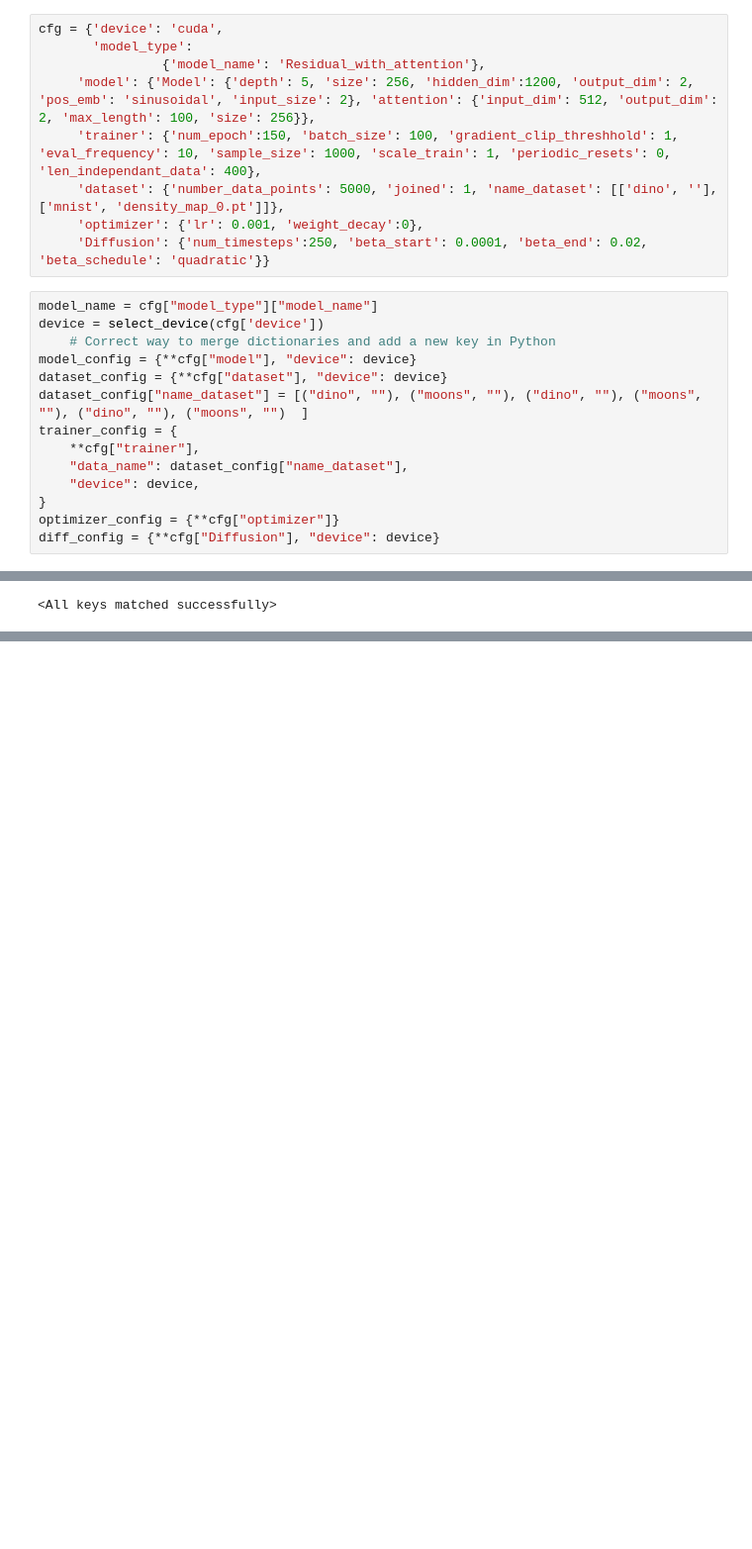
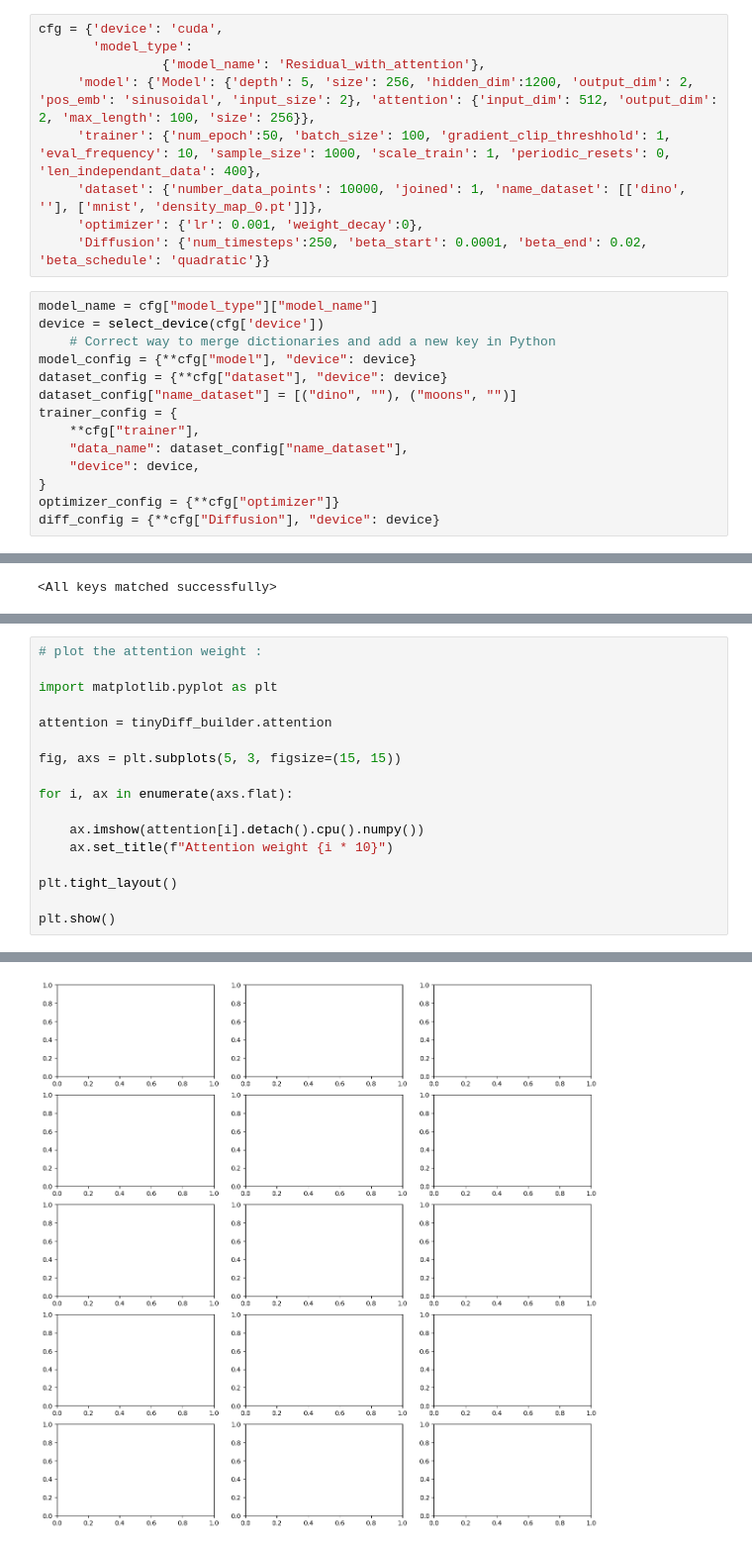
Before and after one commit to saadelhfr/Project_tiny_diffusion, a Jupyter notebook: test2.ipynb, the cells around one changed output, grey strips where cells are left out. Shown: that part at 99% size. Saved outputs shown, nothing was run; the diff lists cells and outputs as text; blank space fills up the shorter version.

```diff
--- a/test2.ipynb
+++ b/test2.ipynb
@@ -9,8 +9,8 @@ cfg = {'device': 'cuda',
        'model_type':
                 {'model_name': 'Residual_with_attention'},
      'model': {'Model': {'depth': 5, 'size': 256, 'hidden_dim':1200, 'output_dim': 2, 'pos_emb': 'sinusoidal', 'input_size': 2}, 'attention': {'input_dim': 512, 'output_dim': 2, 'max_length': 100, 'size': 256}},
-     'trainer': {'num_epoch':150, 'batch_size': 100, 'gradient_clip_threshhold': 1, 'eval_frequency': 10, 'sample_size': 1000, 'scale_train': 1, 'periodic_resets': 0, 'len_independant_data': 400},
-     'dataset': {'number_data_points': 5000, 'joined': 1, 'name_dataset': [['dino', ''], ['mnist', 'density_map_0.pt']]},
+     'trainer': {'num_epoch':50, 'batch_size': 100, 'gradient_clip_threshhold': 1, 'eval_frequency': 10, 'sample_size': 1000, 'scale_train': 1, 'periodic_resets': 0, 'len_independant_data': 400},
+     'dataset': {'number_data_points': 10000, 'joined': 1, 'name_dataset': [['dino', ''], ['mnist', 'density_map_0.pt']]},
      'optimizer': {'lr': 0.001, 'weight_decay':0},
      'Diffusion': {'num_timesteps':250, 'beta_start': 0.0001, 'beta_end': 0.02, 'beta_schedule': 'quadratic'}}
 # %%
@@ -19,7 +19,7 @@ device = select_device(cfg['device'])
     # Correct way to merge dictionaries and add a new key in Python
 model_config = {**cfg["model"], "device": device}
 dataset_config = {**cfg["dataset"], "device": device}
-dataset_config["name_dataset"] = [("dino", ""), ("moons", ""), ("dino", ""), ("moons", ""), ("dino", ""), ("moons", "")  ]
+dataset_config["name_dataset"] = [("dino", ""), ("moons", "")]
 trainer_config = {
     **cfg["trainer"],
     "data_name": dataset_config["name_dataset"],
@@ -116,0 +120,18 @@ for _ in range(10):
+# %%
+# plot the attention weight :
+
+import matplotlib.pyplot as plt
+
+attention = tinyDiff_builder.attention
+
+fig, axs = plt.subplots(5, 3, figsize=(15, 15))
+
+for i, ax in enumerate(axs.flat):
+
+    ax.imshow(attention[i].detach().cpu().numpy())
+    ax.set_title(f"Attention weight {i * 10}")
+
+plt.tight_layout()
+
+plt.show()
+# %% [output]
@@ -116,0 +139 @@ for _ in range(10):
+[figure, added]
```
Also changed, not shown: parts of 6 cells of this notebook, 8 other files.
